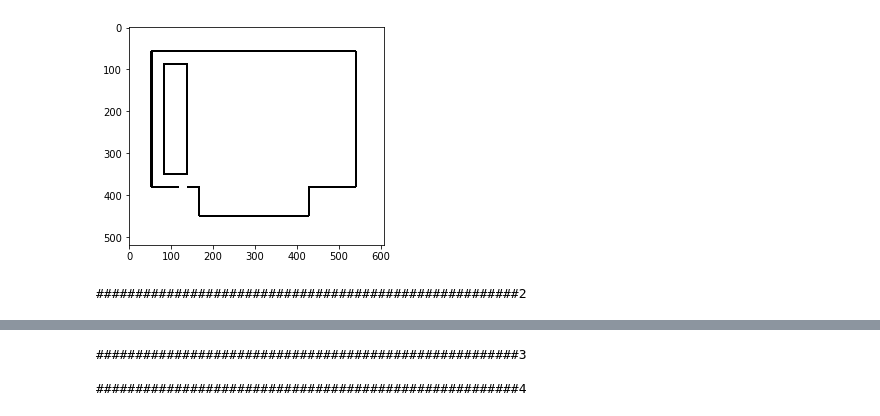
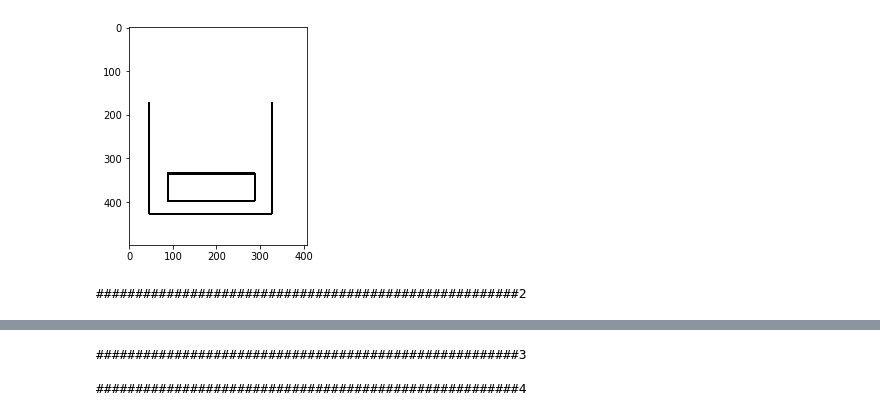
Before and after one commit to ahmhekal/Drawings_To_autoCad, a Jupyter notebook: first.ipynb, the cells around one changed output, grey strips where cells are left out. Cells and saved outputs as stored; diff of their text form; code cells hidden in the pictures.

```diff
--- a/first.ipynb
+++ b/first.ipynb
@@ -27,7 +27,7 @@ def samep(n1,n2):
 
 
 def im_in(n, array):
-    r=20
+    r=10
     for i in array:
         if abs(n-i)<r:
             return True
@@ -97,7 +97,7 @@ def connect_horizontal_lines(horizontal_lines):
 
 
 
-test = cv2.imread("test16.png")                                                       # Reading the original image
+test = cv2.imread("test11.png")                                                       # Reading the original image
 #creating a corresponding white image
 white = np.zeros_like(test)
 white.fill(255)
@@ -107,7 +107,6 @@ lines = cv2.HoughLinesP(edges, 1, np.pi/180, 50, minLineLength=0, maxLineGap=0)
 
 
 ####################################################################################################################
-
 
 new_lines=[]
 
@@ -158,7 +157,7 @@ print(special_x,'yes')
 
 ######################################################################################################################
 
-r=20
+r=10
 
 for i in range(len(new_lines)):
     for j in range(len(special_x)):
@@ -271,7 +270,9 @@ plt.show()
 print('######################################################3 \n')
 def det_circles(img):
 
+
     img = cv2.medianBlur(img,5)
+
     circles=[]
     try:
         circles = cv2.HoughCircles(img,cv2.HOUGH_GRADIENT,
@@ -315,7 +316,13 @@ while(1):
     print('circles after break', circles)
     for i in circles[0]:
         print('iiiiiiiiiiii',i)
-        list_circles.append(i)
+
+        circle=[]
+        circle.append(i[0])
+        circle.append(i[1])
+        circle.append(i[2])
+
+        list_circles.append(circle)
 
     #creating a corresponding white image
     white_new = np.zeros_like(test)
@@ -346,6 +353,73 @@ while(1):
 
 print('list', list_circles)
 
+
+
+
+
+
+
+
+gray = cv2.imread("test11.png",0)
+
+for j in range(len(list_circles)):
+
+    Find_Right_point = 0
+    Find_Left_point = 0
+    Find_Up_point = 0
+    Find_Down_point = 0
+
+    x = list_circles[j][0]
+    y = list_circles[j][1]
+    r = list_circles[j][2]
+
+    black = 200
+
+    for i in range (0,12):
+            index = x +r-5+i
+            value_1 = gray[y+5][index]
+            value_2 = gray[y-5][index]
+            #print('right',value_1,value_2,h)
+            if black > value_1 or black > value_2 :
+                Find_Right_point = 1
+
+            index = x - r - 5 + i
+            value_1 = gray[y+5][index]
+            value_2 = gray[y-5][index]
+            #print('left',value_1,value_2,h)
+            if black > value_1 or black > value_2:
+                Find_Left_point = 1
+
+            index = y+r-5+i
+            value_1 = gray[index][x-5]
+            value_2 = gray[index][x+5]
+            #print('down',value_1,value_2,h)
+            if  black > value_1 or black > value_2:
+                Find_Down_point = 1
+
+            index = y - r - 5 + i
+            value_1 = gray[index][x-5]
+            value_2 = gray[index][x+5]
+            print('up',value_1,value_2,h)
+            if black > value_1 or black > value_2:
+                Find_Up_point = 1
+
+    Decision = str(Find_Right_point)+str(Find_Left_point)+str(Find_Up_point)+str(Find_Down_point)
+    #print(Decision)
+    if Decision == '1011':
+        list_circles[j].append('right half circle')
+    elif Decision == '0111':
+        list_circles[j].append('left half circle')
+    elif Decision == '1110':
+        list_circles[j].append('up half circle')
+    elif Decision == '1101':
+        list_circles[j].append('down half circle')
+    else:
+        print(Decision)
+        list_circles[j].append('full circle')
+
+
+
 for j in list_circles:
     #for i in range(3):
     # #Getting The Centre
@@ -363,11 +437,13 @@ for j in list_circles:
 
 
 for j in range(len(list_circles)):
-    list_circles[j][0]-=minx
-    list_circles[j][1]=maxy-list_circles[j][1]
+    list_circles[j][0] -= minx
+    list_circles[j][1]  = maxy-list_circles[j][1]
+
+
+plt.imshow(gray,cmap='gray')
 
 
 
-
-plt.imshow(white)
+print(list_circles)
 # %% [output]
@@ -389,2 +458,2 @@ plt.imshow(white)
-[figure, old version]
+[figure, new version]
 ######################################################2
```
Also changed, not shown: parts of 4 cells of this notebook, 21 other files.
